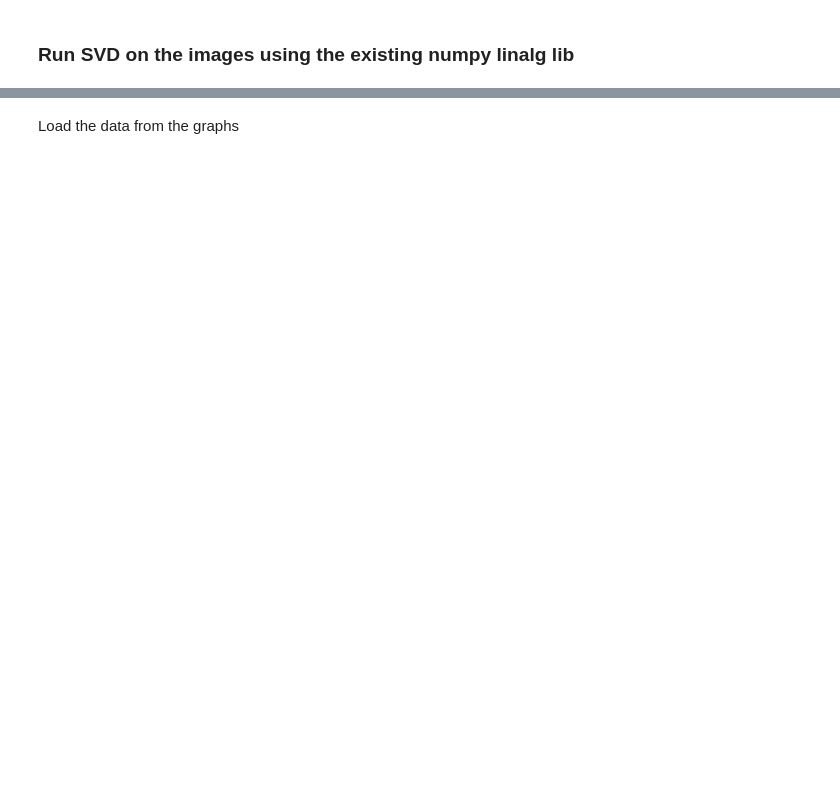
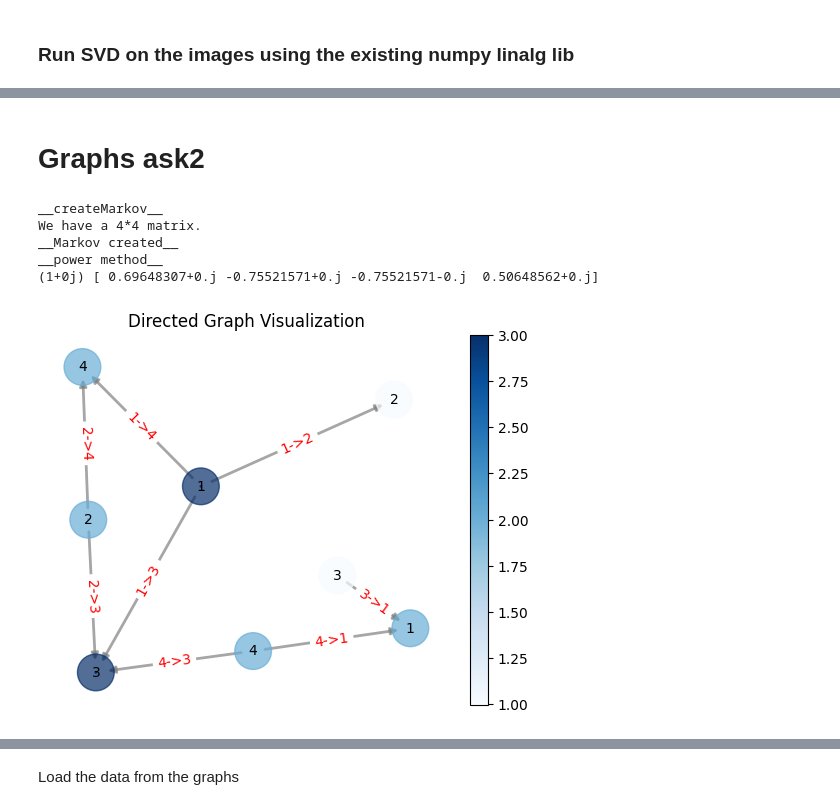
Before and after one commit to kokorikos212/tem-Ml-erg1, a Jupyter notebook: exe.ipynb, the cells around one changed output, grey strips where cells are left out. Drawn from its saved outputs; the diff is of its cells as text; code cells hidden in the pictures; blank space fills up the shorter version.

```diff
--- a/exe.ipynb
+++ b/exe.ipynb
@@ -65,0 +190,25 @@ svd_pylogo =
+# %% [markdown]
+# Graphs ask2
+# %%
+# Try easy data:
+graph_data = {
+  "1": [2, 3, 4],
+  "2": [3, 4],
+  "3": [1],
+  "4": [1, 3]
+}
+M = erg_inst.createMarkov(graph_data)
+# print(M)
+n = M.shape[0]
+eigen_dict = erg_inst.power_method(M,x0=None,n_eigonvalues=n)
+eigenvalues, eigenvectors = np.linalg.eig(M)
+print(eigenvalues[0], eigenvectors[0])
+# print(eigen_dict)
+erg_inst.make_graph(graph_data)
+# %% [output]
+__createMarkov__
+We have a 4*4 matrix.
+__Markov created__
+__power method__
+(1+0j) [ 0.69648307+0.j -0.75521571+0.j -0.75521571-0.j  0.50648562+0.j]
+[figure, added]
```
Also changed, not shown: parts of 28 cells of this notebook.
